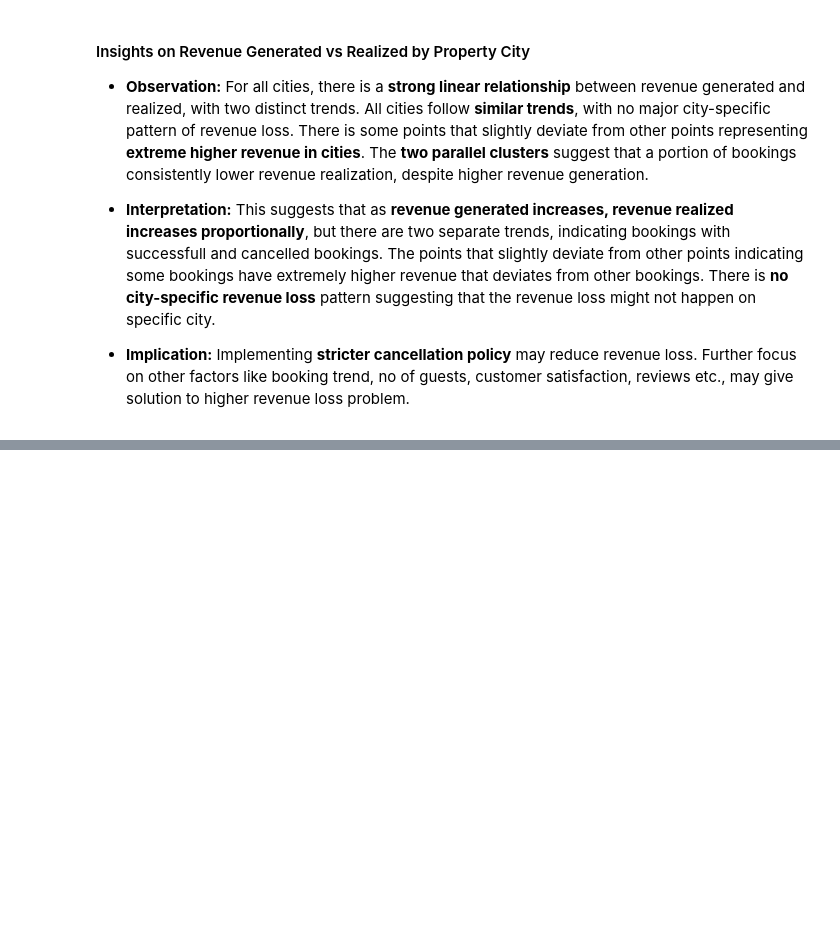
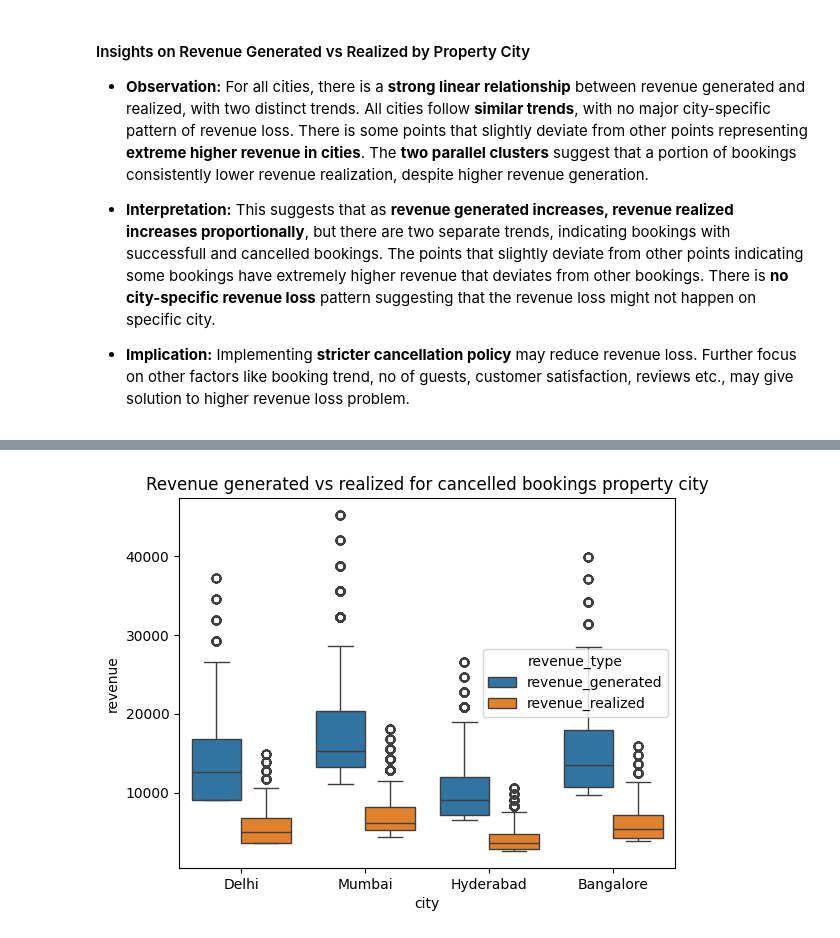
Before and after one commit to Bhuvi128/Hospitality-Revenue-Optimization-Data-analysis, a Jupyter notebook: Hospitality Revenue Optimzation.ipynb, the cells around one changed output, grey strips where cells are left out. Saved outputs shown, nothing was run; the diff lists cells and outputs as text; code cells hidden in the pictures; blank space fills up the shorter version.

```diff
--- a/Hospitality Revenue Optimzation.ipynb
+++ b/Hospitality Revenue Optimzation.ipynb
@@ -702,3 +702,6 @@ plt.show()
 
 - **Implication:**
   Implementing **stricter cancellation policy** may reduce revenue loss. Further focus on other factors like booking trend, no of guests, customer satisfaction, reviews etc., may give solution to higher revenue loss problem.
+# %%
+cancelled_prop_city = prop_city_rev[prop_city_rev['booking_status'] == 'Cancelled']
+cancelled_prop_city.head()
@@ -704,0 +715,8 @@ plt.show()
+# %%
+cancel_prop_city_mltd = cancelled_prop_city.melt(id_vars='city', value_vars = ['revenue_generated', 'revenue_realized'], var_name = 'revenue_type', value_name = 'revenue')
+
+sns.boxplot(data = cancel_prop_city_mltd, x = 'city', y = 'revenue', hue = 'revenue_type')
+plt.title("Revenue generated vs realized for cancelled bookings property city")
+plt.show()
+# %% [output]
+[figure, added]
```
Also changed, not shown: parts of 3 cells of this notebook, 1 other file.
